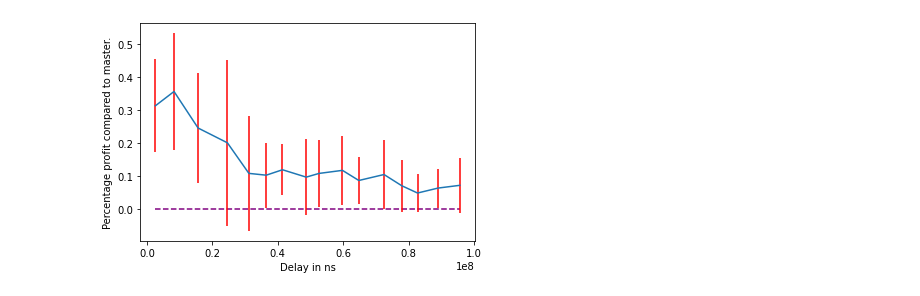
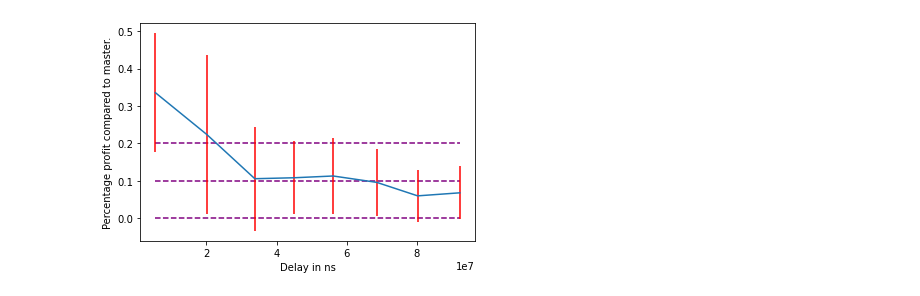
Before and after one commit to hogier/abides, a Jupyter notebook: explore.ipynb, the cells around one changed output. Cells and saved outputs as stored; diff of their text form; code cells hidden in the pictures.

```diff
--- a/explore.ipynb
+++ b/explore.ipynb
@@ -82,3 +95,4 @@ df
 # %%
-df['g'] = df.index//15
+df['g'] = df.index//30
 temp = df.groupby('g').agg(['mean', 'std'])
+temp
@@ -107,8 +111,9 @@ temp
 # %%
 plt.xlabel('Delay in ns')
 plt.ylabel('Percentage profit compared to master.')
-plt.hlines(y=[0], xmin=[temp.DELAY['mean'].min()], xmax=[temp.DELAY['mean'].max()], colors='purple', linestyles='dashed')
+xmin, xmax= temp.DELAY['mean'].min(), temp.DELAY['mean'].max()
+plt.hlines(y=[0, 0.1, 0.2], xmin=[xmin, xmin, xmin], xmax=[xmax, xmax, xmax], colors='purple', linestyles='dashed')
 plt.errorbar(temp.DELAY['mean'], temp.PERCENT['mean'], yerr=temp.PERCENT['std'], ecolor='red')
 plt.show()
 # %% [output]
-[figure, old version]
+[figure, new version]
```
Also changed, not shown: parts of 11 cells of this notebook, 2 other files.
